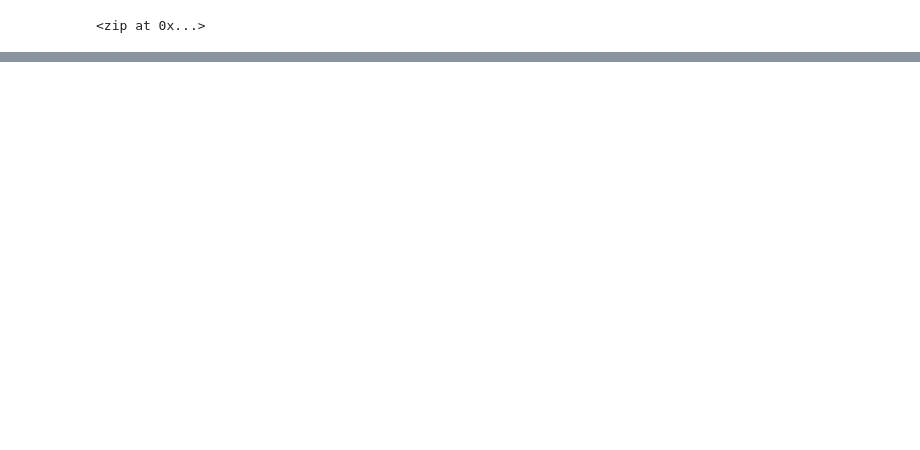
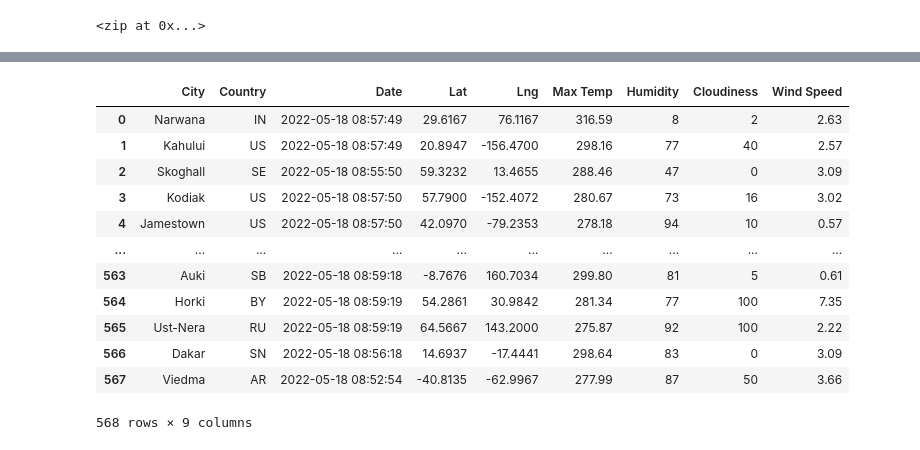
Before and after one commit to Ksenia9292/World_Weather_Analysis, a Jupyter notebook: WeatherPy.ipynb, the cells around one changed output, grey strips where cells are left out. Saved outputs shown, nothing was run; the diff lists cells and outputs as text; code cells hidden in the pictures; blank space fills up the shorter version.

```diff
--- a/WeatherPy.ipynb
+++ b/WeatherPy.ipynb
@@ -51,0 +133,4 @@ len(cities)
+# %%
+# Convert the array of dictionaries to a Pandas DataFrame.
+city_data_df = pd.DataFrame(city_data)
+city_data_df.head(10)
@@ -51,0 +149,19 @@ len(cities)
+# %%
+#Reorder the columns
+new_column_order = ["City", "Country", "Date", "Lat","Lng", "Max Temp","Humidity", "Cloudiness", "Wind Speed"]
+city_data_df = city_data_df[new_column_order]
+city_data_df
+# %% [output]
+|  | City | Country | Date | Lat | Lng | Max Temp | Humidity | Cloudiness | Wind Speed |
+| 0 | Narwana | IN | 2022-05-18 08:57:49 | 29.6167 | 76.1167 | 316.59 | 8 | 2 | 2.63 |
+| 1 | Kahului | US | 2022-05-18 08:57:49 | 20.8947 | -156.4700 | 298.16 | 77 | 40 | 2.57 |
+| 2 | Skoghall | SE | 2022-05-18 08:55:50 | 59.3232 | 13.4655 | 288.46 | 47 | 0 | 3.09 |
+| 3 | Kodiak | US | 2022-05-18 08:57:50 | 57.7900 | -152.4072 | 280.67 | 73 | 16 | 3.02 |
+| 4 | Jamestown | US | 2022-05-18 08:57:50 | 42.0970 | -79.2353 | 278.18 | 94 | 10 | 0.57 |
+| ... | ... | ... | ... | ... | ... | ... | ... | ... | ... |
+| 563 | Auki | SB | 2022-05-18 08:59:18 | -8.7676 | 160.7034 | 299.80 | 81 | 5 | 0.61 |
+| 564 | Horki | BY | 2022-05-18 08:59:19 | 54.2861 | 30.9842 | 281.34 | 77 | 100 | 7.35 |
+| 565 | Ust-Nera | RU | 2022-05-18 08:59:19 | 64.5667 | 143.2000 | 275.87 | 92 | 100 | 2.22 |
+| 566 | Dakar | SN | 2022-05-18 08:56:18 | 14.6937 | -17.4441 | 298.64 | 83 | 0 | 3.09 |
+| 567 | Viedma | AR | 2022-05-18 08:52:54 | -40.8135 | -62.9967 | 277.99 | 87 | 50 | 3.66 |
+568 rows × 9 columns
```
Also changed, not shown: parts of 6 cells of this notebook, 3 other files.
